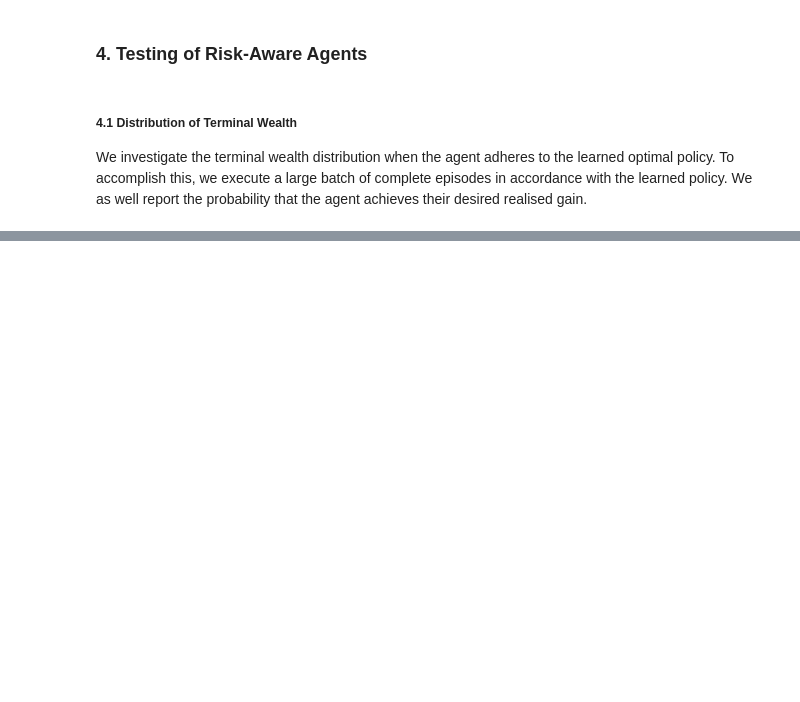
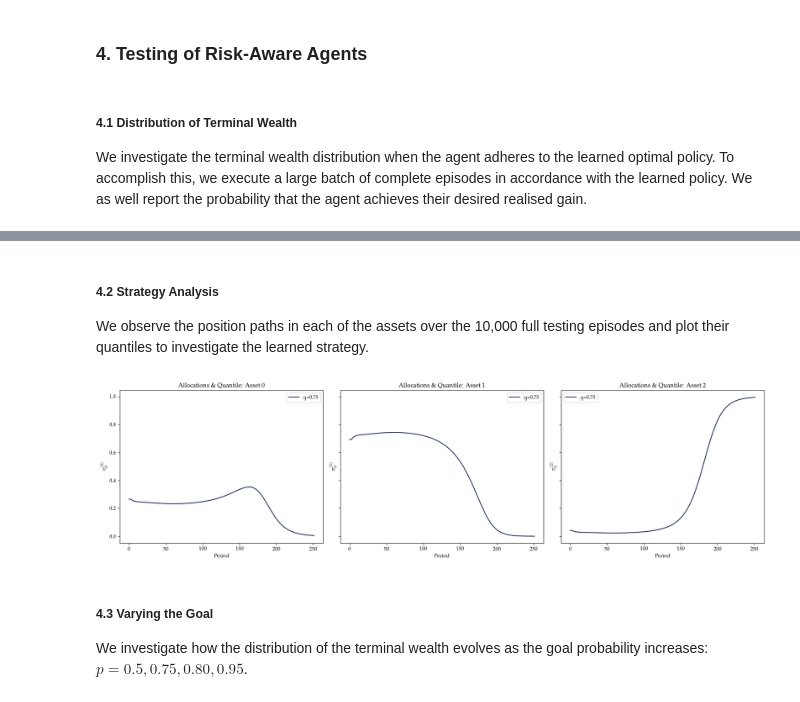
Before and after one commit to Mathewcater/Risk-Aware-Goal-Based-Investing, a Jupyter notebook: examples.ipynb, the cells around one changed output, grey strips where cells are left out. Saved outputs shown, nothing was run; the diff lists cells and outputs as text; code cells hidden in the pictures; blank space fills up the shorter version.

```diff
--- a/examples.ipynb
+++ b/examples.ipynb
@@ -141,0 +167,27 @@ Probability of return exceeding 5.0%: 92.76%
+# %% [markdown]
+##### 4.2 Strategy Analysis
+
+We observe the position paths in each of the assets over the 10,000 full testing episodes and plot their quantiles to investigate the learned strategy.
+# %%
+fig, axs = plt.subplots(1, env_params["num_assets"], figsize=(18,5), sharey=True)
+position_hist = agent.position_hist.detach()
+
+# quantile
+q = 0.75
+
+#labels
+labels = [r'$\pi_{\theta}^{(0)}$', r'$\pi_{\theta}^{(1)}$', r'$\pi_{\theta}^{(2)}$']
+
+for j in range(env.params["num_assets"]):
+    axs[j].plot(np.quantile(position_hist[:,:,j], axis=0, q=q), color=colors[0], label=f'q={q}') # plot quantile
+    axs[j].plot(position_hist[0,:,j], alpha=0.3, color=colors[0]) # plot position paths beneath
+    axs[j].set(title=f'Allocations \& Quantile: Asset {j}', xlabel='Period', ylabel=labels[j])
+    axs[j].legend()
+
+fig.tight_layout()
+# %% [output]
+[figure, added]
+# %% [markdown]
+##### 4.3 Varying the Goal
+
+We investigate how the distribution of the terminal wealth evolves as the goal probability increases: $p = 0.5, 0.75, 0.80, 0.95$.
```
Also changed, not shown: parts of 7 cells of this notebook, 2 other files.
